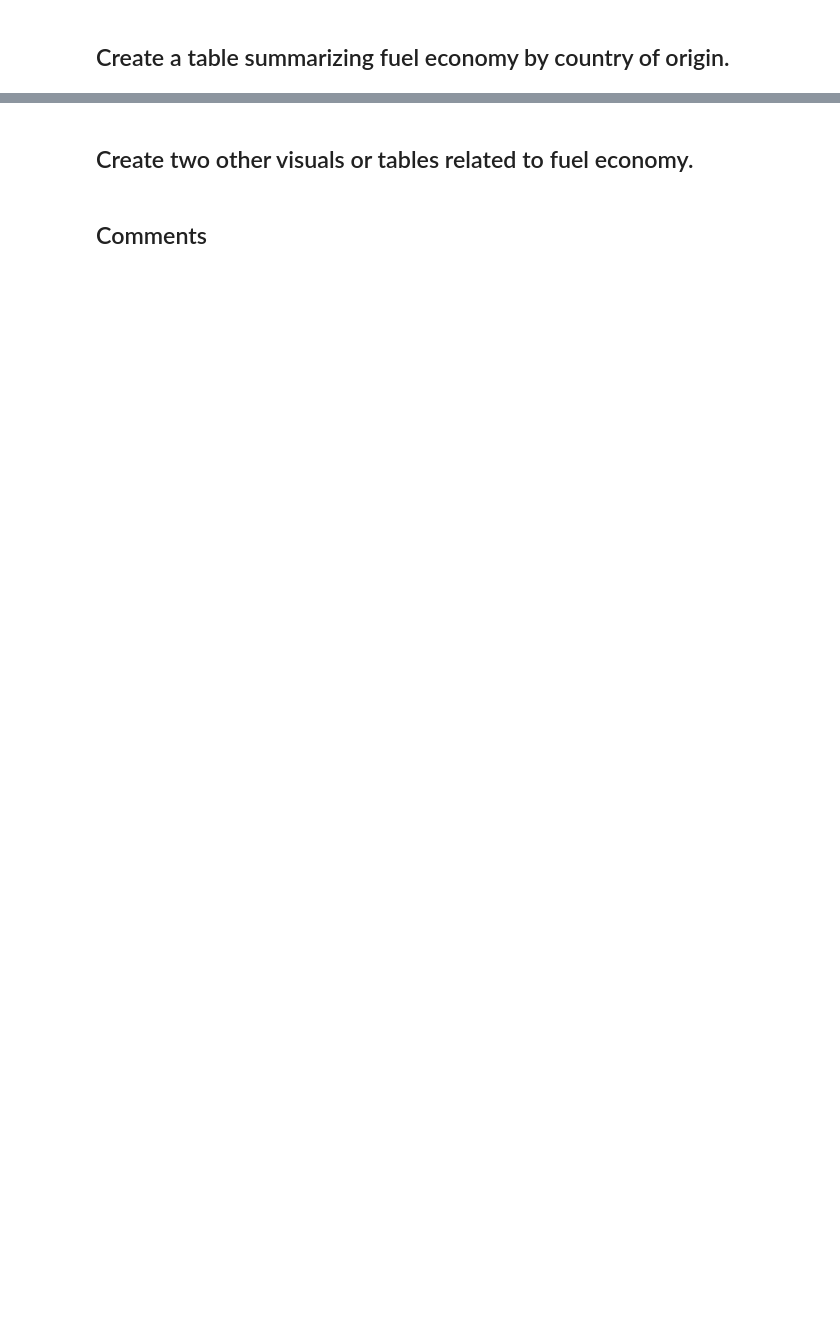
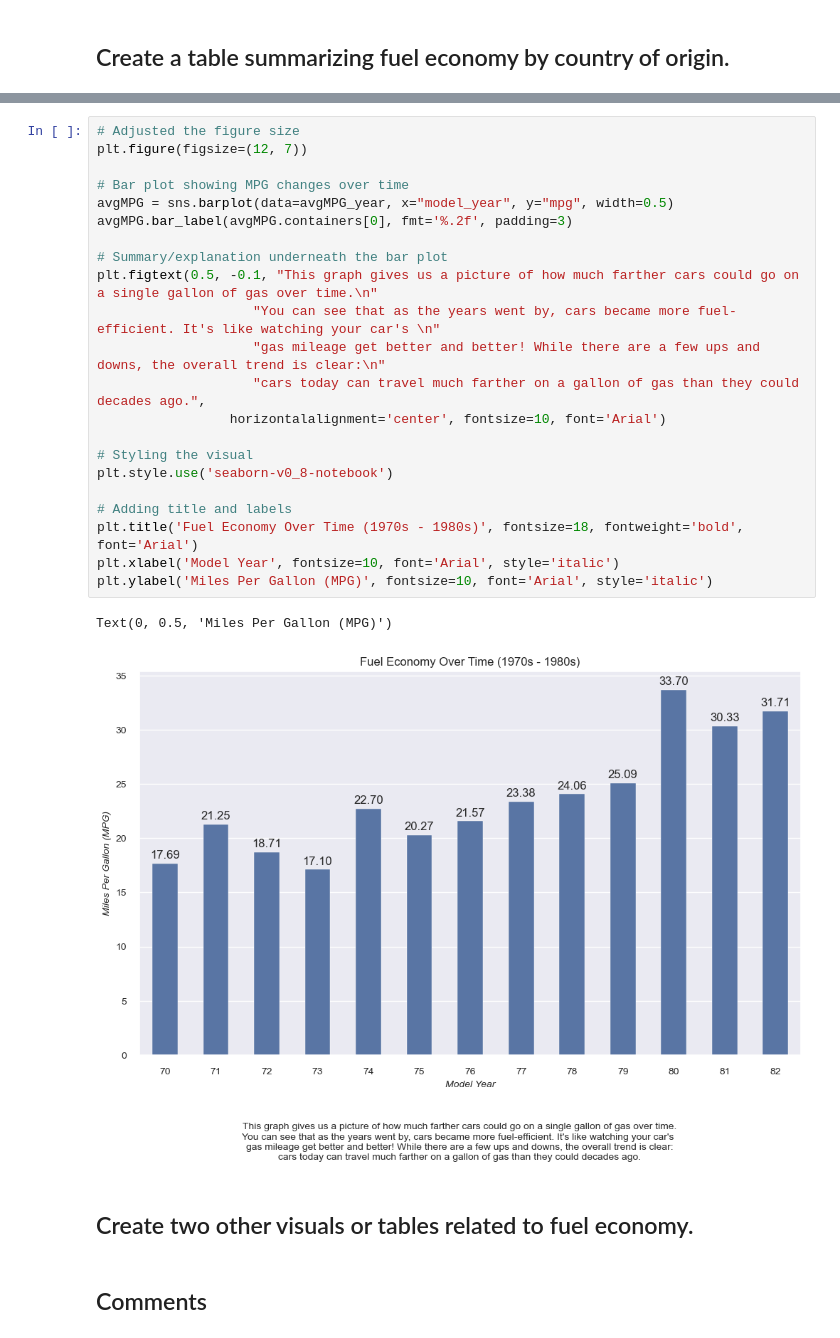
Before and after one commit to chelseachidolue/mpg-analysis, a Jupyter notebook: mpg-analysis.ipynb, the cells around one changed output, grey strips where cells are left out. Drawn from its saved outputs; the diff is of its cells as text; blank space fills up the shorter version.

```diff
--- a/mpg-analysis.ipynb
+++ b/mpg-analysis.ipynb
@@ -83,3 +157,28 @@ Text(0, 0.5, 'Miles Per Gallon (MPG)')
+# %%
+# Adjusted the figure size
+plt.figure(figsize=(12, 7))
+
+# Bar plot showing MPG changes over time
+avgMPG = sns.barplot(data=avgMPG_year, x="model_year", y="mpg", width=0.5)
+avgMPG.bar_label(avgMPG.containers[0], fmt='%.2f', padding=3)
+
+# Summary/explanation underneath the bar plot
+plt.figtext(0.5, -0.1, "This graph gives us a picture of how much farther cars could go on a single gallon of gas over time.\n"
+                    "You can see that as the years went by, cars became more fuel-efficient. It's like watching your car's \n"
+                    "gas mileage get better and better! While there are a few ups and downs, the overall trend is clear:\n"
+                    "cars today can travel much farther on a gallon of gas than they could decades ago.",
+                 horizontalalignment='center', fontsize=10, font='Arial')
+
+# Styling the visual
+plt.style.use('seaborn-v0_8-notebook')
+
+# Adding title and labels
+plt.title('Fuel Economy Over Time (1970s - 1980s)', fontsize=18, fontweight='bold', font='Arial')
+plt.xlabel('Model Year', fontsize=10, font='Arial', style='italic')
+plt.ylabel('Miles Per Gallon (MPG)', fontsize=10, font='Arial', style='italic')
+# %% [output]
+Text(0, 0.5, 'Miles Per Gallon (MPG)')
+[figure, added]
 # %% [markdown]
 ## Create two other visuals or tables related to fuel economy.
 # %% [markdown]
```
Also changed, not shown: parts of 12 cells of this notebook.
